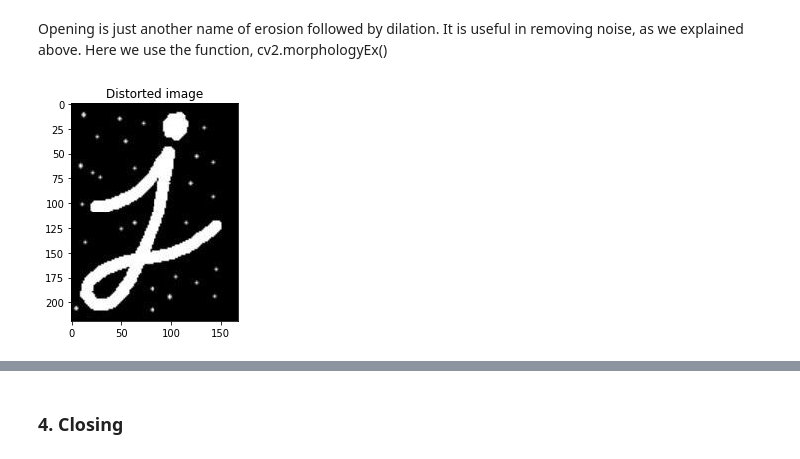
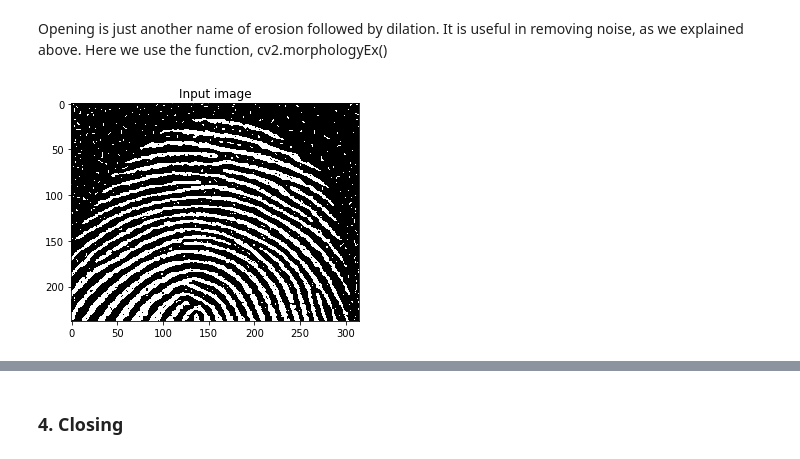
Before and after one commit to lavolpenoire/DIP, a Jupyter notebook: Lab5.ipynb, the cells around one changed output, grey strips where cells are left out. Drawn from its saved outputs; the diff is of its cells as text; code cells hidden in the pictures.

```diff
--- a/Lab5.ipynb
+++ b/Lab5.ipynb
@@ -51,4 +55,6 @@ in_img_sp_w = cv2.imread("./examples/j_s&p_w.jpg")
+# %%
+img = cv2.imread("./examples/Fig0911(a).tif")
 # %%
-plt.imshow(in_img_sp_w, cmap = 'gray'); plt.title('Distorted image'); plt.show();
+plt.imshow(img, cmap = 'gray'); plt.title('Input image'); plt.show();
 # %% [output]
-[figure, old version]
+[figure, new version]
```
Also changed, not shown: parts of 27 cells of this notebook.
